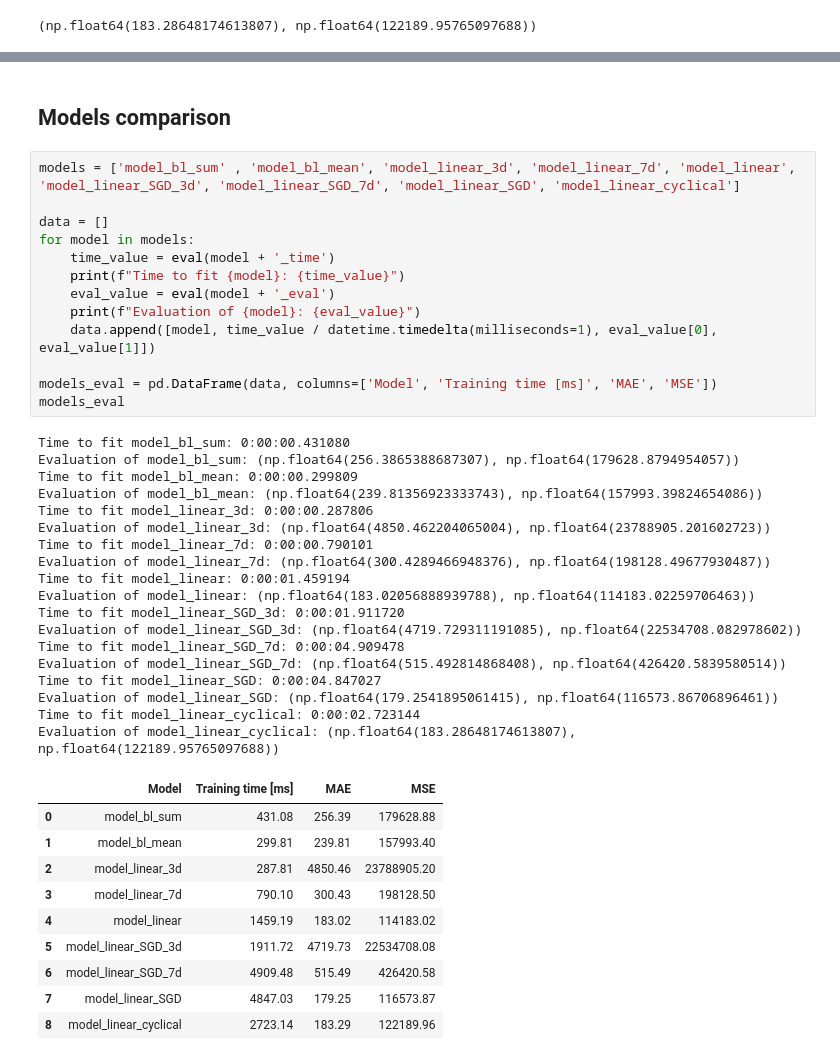
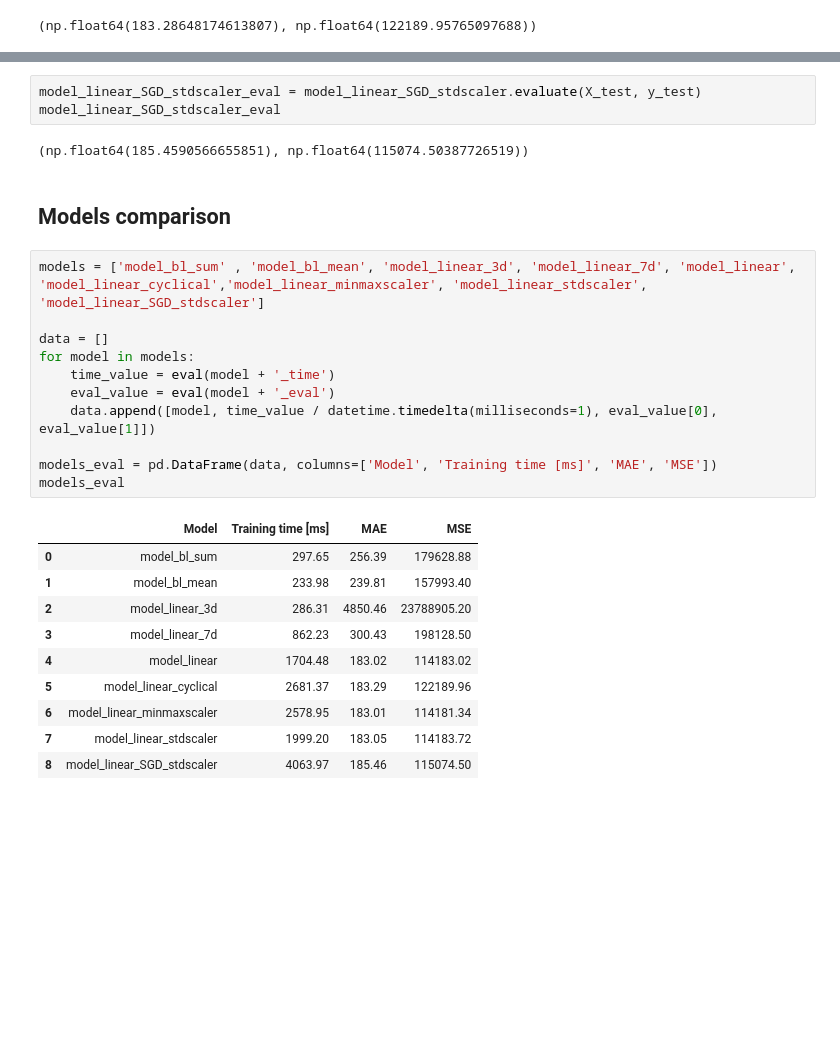
Before and after one commit to AngieC96/pickup-to-delivery-overall, a Jupyter notebook: 2_Models comparison.ipynb, the cells around one changed output, grey strips where cells are left out. Saved outputs shown, nothing was run; the diff lists cells and outputs as text; blank space fills up the shorter version.

```diff
--- a/2_Models comparison.ipynb
+++ b/2_Models comparison.ipynb
@@ -778,44 +823,29 @@ model_linear.fit(X_train, y_train)
+# %%
+model_linear_SGD_stdscaler_eval = model_linear_SGD_stdscaler.evaluate(X_test, y_test)
+model_linear_SGD_stdscaler_eval
+# %% [output]
+(np.float64(185.4590566655851), np.float64(115074.50387726519))
 # %% [markdown]
 ## Models comparison
 # %%
-models = ['model_bl_sum' , 'model_bl_mean', 'model_linear_3d', 'model_linear_7d', 'model_linear', 'model_linear_SGD_3d', 'model_linear_SGD_7d', 'model_linear_SGD', 'model_linear_cyclical']
+models = ['model_bl_sum' , 'model_bl_mean', 'model_linear_3d', 'model_linear_7d', 'model_linear', 'model_linear_cyclical','model_linear_minmaxscaler', 'model_linear_stdscaler', 'model_linear_SGD_stdscaler']
 
 data = []
 for model in models:
     time_value = eval(model + '_time')
-    print(f"Time to fit {model}: {time_value}")
     eval_value = eval(model + '_eval')
-    print(f"Evaluation of {model}: {eval_value}")
     data.append([model, time_value / datetime.timedelta(milliseconds=1), eval_value[0], eval_value[1]])
 
 models_eval = pd.DataFrame(data, columns=['Model', 'Training time [ms]', 'MAE', 'MSE'])
 models_eval
 # %% [output]
-Time to fit model_bl_sum: 0:00:00.431080
-Evaluation of model_bl_sum: (np.float64(256.3865388687307), np.float64(179628.8794954057))
-Time to fit model_bl_mean: 0:00:00.299809
-Evaluation of model_bl_mean: (np.float64(239.81356923333743), np.float64(157993.39824654086))
-Time to fit model_linear_3d: 0:00:00.287806
-Evaluation of model_linear_3d: (np.float64(4850.462204065004), np.float64(23788905.201602723))
-Time to fit model_linear_7d: 0:00:00.790101
-Evaluation of model_linear_7d: (np.float64(300.4289466948376), np.float64(198128.49677930487))
-Time to fit model_linear: 0:00:01.459194
-Evaluation of model_linear: (np.float64(183.02056888939788), np.float64(114183.02259706463))
-Time to fit model_linear_SGD_3d: 0:00:01.911720
-Evaluation of model_linear_SGD_3d: (np.float64(4719.729311191085), np.float64(22534708.082978602))
-Time to fit model_linear_SGD_7d: 0:00:04.909478
-Evaluation of model_linear_SGD_7d: (np.float64(515.492814868408), np.float64(426420.5839580514))
-Time to fit model_linear_SGD: 0:00:04.847027
-Evaluation of model_linear_SGD: (np.float64(179.2541895061415), np.float64(116573.86706896461))
-Time to fit model_linear_cyclical: 0:00:02.723144
-Evaluation of model_linear_cyclical: (np.float64(183.28648174613807), np.float64(122189.95765097688))
 |  | Model | Training time [ms] | MAE | MSE |
-| 0 | model_bl_sum | 431.08 | 256.39 | 179628.88 |
-| 1 | model_bl_mean | 299.81 | 239.81 | 157993.40 |
-| 2 | model_linear_3d | 287.81 | 4850.46 | 23788905.20 |
-| 3 | model_linear_7d | 790.10 | 300.43 | 198128.50 |
-| 4 | model_linear | 1459.19 | 183.02 | 114183.02 |
-| 5 | model_linear_SGD_3d | 1911.72 | 4719.73 | 22534708.08 |
-| 6 | model_linear_SGD_7d | 4909.48 | 515.49 | 426420.58 |
-| 7 | model_linear_SGD | 4847.03 | 179.25 | 116573.87 |
-| 8 | model_linear_cyclical | 2723.14 | 183.29 | 122189.96 |
+| 0 | model_bl_sum | 297.65 | 256.39 | 179628.88 |
+| 1 | model_bl_mean | 233.98 | 239.81 | 157993.40 |
+| 2 | model_linear_3d | 286.31 | 4850.46 | 23788905.20 |
+| 3 | model_linear_7d | 862.23 | 300.43 | 198128.50 |
+| 4 | model_linear | 1704.48 | 183.02 | 114183.02 |
+| 5 | model_linear_cyclical | 2681.37 | 183.29 | 122189.96 |
+| 6 | model_linear_minmaxscaler | 2578.95 | 183.01 | 114181.34 |
+| 7 | model_linear_stdscaler | 1999.20 | 183.05 | 114183.72 |
+| 8 | model_linear_SGD_stdscaler | 4063.97 | 185.46 | 115074.50 |
```
Also changed, not shown: parts of 55 cells of this notebook, 1 other file.
